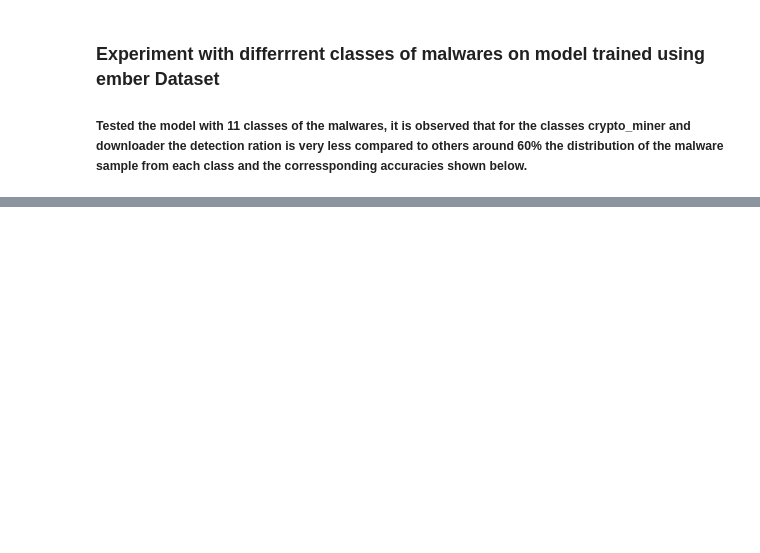
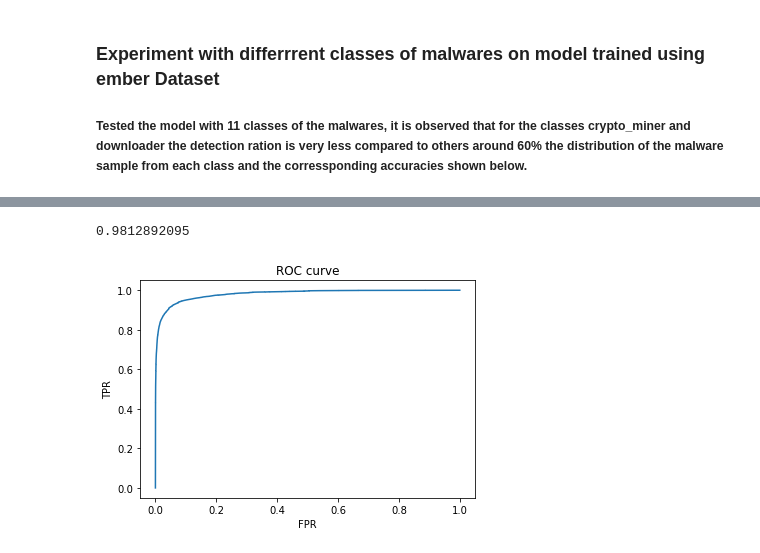
Before and after one commit to iitd192792/project, a Jupyter notebook: Lightgbm_dtree.ipynb, the cells around one changed output, grey strips where cells are left out. Cells and saved outputs as stored; diff of their text form; code cells hidden in the pictures; blank space fills up the shorter version.

```diff
--- a/Lightgbm_dtree.ipynb
+++ b/Lightgbm_dtree.ipynb
@@ -122,11 +117,12 @@ ls -l ../Dataset/ember_zip/ember2018/*.txt
 lgbm_model = lgb.Booster(model_file=os.path.join(ember2018,"ember_model_2018.txt"))
 # %%
 y_test_pred = lgbm_model.predict(X_test)
-y_train_pred = lgbm_model.predict(X_train)
-y_test_pred = np.where(y_test_pred > 0.5, 1, 0)
-y_train_pred = np.where(y_train > 0.5, 1, 0)
+y_train_pred1 = lgbm_model.predict(X_train)
+y_test_pred1 = np.where(y_test_pred > 0.5, 1, 0)
+y_train_pred = np.where(y_train_pred1 > 0.5, 1, 0)
 
-confusion_matrix_df = pd.DataFrame(confusion_matrix(y_test, y_test_pred))
+confusion_matrix_df = pd.DataFrame(confusion_matrix(y_test, y_test_pred1))
 
-sns.heatmap(confusion_matrix_df, annot=True);
+# sns.heatmap(confusion_matrix_df, annot=True);
+confusion_matrix_df
 # %% [output]
@@ -314,0 +282,20 @@ downloader               6986                6793    0.972373
+# %%
+from sklearn.tree import DecisionTreeClassifier
+from sklearn.metrics import roc_curve, roc_auc_score
+from matplotlib import pyplot as plt
+
+
+
+print (roc_auc_score(y_test, y_test_pred))
+
+fpr, tpr, _ = roc_curve(y_test, y_test_pred)
+
+plt.clf()
+plt.plot(fpr, tpr)
+plt.xlabel('FPR')
+plt.ylabel('TPR')
+plt.title('ROC curve')
+plt.show()
+# %% [output]
+0.9812892095
+[figure, added]
```
Also changed, not shown: parts of 30 cells of this notebook, 3 other files.
